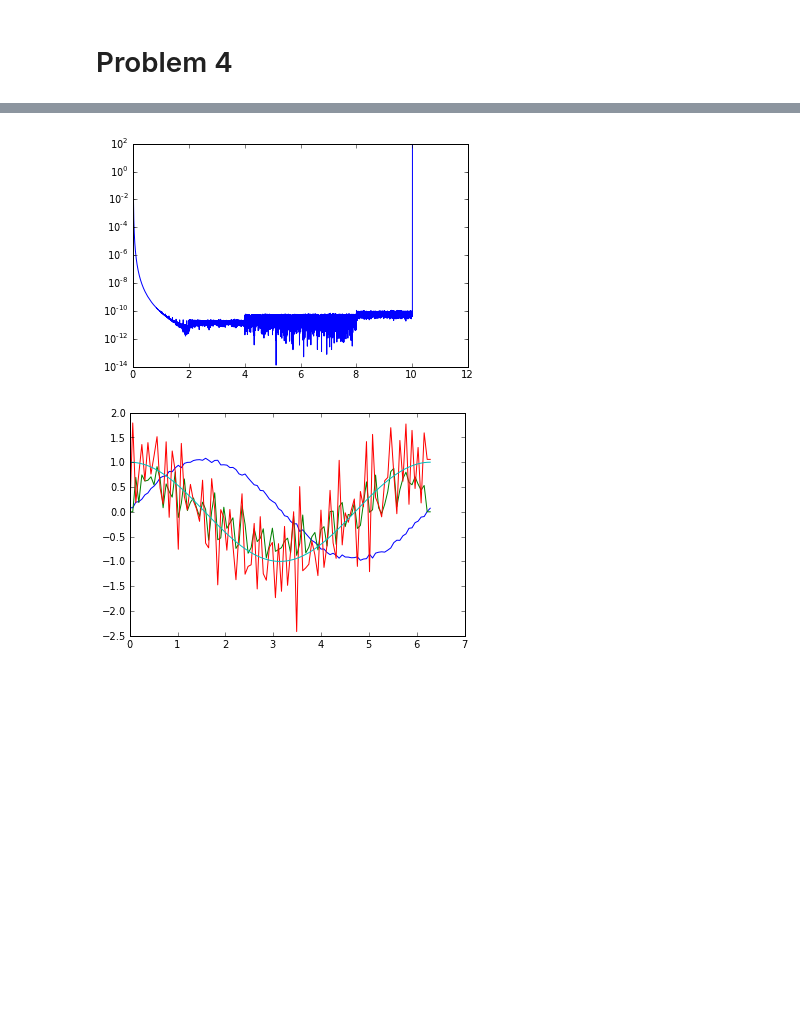
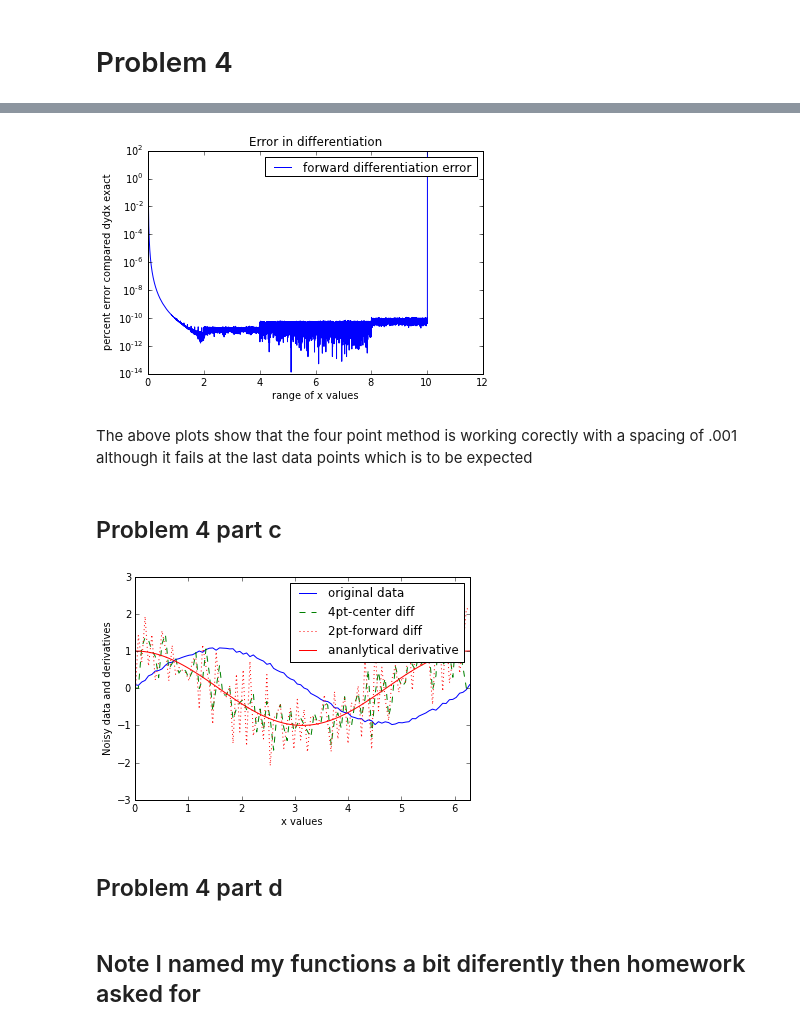
Before and after one commit to mmille60/PHYS202-SP2013, a Jupyter notebook: Week4/InterpAndDiffEx3.ipynb, the cells around one changed output, grey strips where cells are left out. Saved outputs shown, nothing was run; the diff lists cells and outputs as text; code cells hidden in the pictures; blank space fills up the shorter version.

Commit message:
homework

```diff
--- a/Week4/InterpAndDiffEx3.ipynb
+++ b/Week4/InterpAndDiffEx3.ipynb
@@ -115,11 +270,9 @@ plot(x,y)
 # %%
-x = arange(0,10.01,0.001)
-y= x**5
+#creating the function
 def foutPtFiniteDiff(x,y):
-    h=.001
-    dydx =zeros(y.shape,float)
-    for i in range(2,len(y)-2):
+    """takes an array x and a function y as inputs and returns the derivative of the function y"""
+    h= x[2]-x[1]#sets the splacing
+    dydx =zeros(y.shape,float)#initializes the matrix
+    for i in range(2,len(y)-2):#runs through all the values
         dydx[i]=(y[i-2]-8*y[i-1]+8*y[i+1]-y[i+2])/(12*h)
     return dydx
-r=foutPtFiniteDiff(x,y)
-plot(x,r)
@@ -129,28 +295,38 @@ plot(x,r)
 # %%
 x = arange(0,10.01,0.001)
 dydxExact=5*x**4
-percentError3 =100*abs(r[2:] - dydxExact[2:])/dydxExact[2:]
-semilogy(x[2:],percentError3,label="fo")
+percentError3 =100*abs(r[2:] - dydxExact[2:])/dydxExact[2:]#finding the error between the anaylitical solution and the four point meth
+semilogy(x[2:],percentError3,label="forward differentiation error")
+ylabel("percent error compared dydx exact")
+xlabel("range of x values")
+legend(loc="upper right")
+title("Error in differentiation")
 show()
 # %% [output]
-[figure, old version]
+[figure, new version]
+# %% [markdown]
+The above plots show that the four point method is working corectly with a spacing of .001 although it fails at the last data points which is to be expected
+# %% [markdown]
+Problem 4 part c
+--
 # %%
-x = arange(0,10.01,0.001)
+x = arange(0,2*pi,0.001)
 y= x**5
-def foutPtFiniteDiff(x,y):
-    h=.1
-    dydx =zeros(y.shape,float)
-    for i in range(2,len(y)-2):
-        dydx[i]=(y[i-2]-8*y[i-1]+8*y[i+1]-y[i+2])/(12*h)
-    return dydx
 x = linspace(0,2*pi,100)
 y = sin(x) + 0.1*random.random(size=x.shape)
-plot(x,y)
+plot(x,y,label="original data")
 z=foutPtFiniteDiff(x,y)
 t =finiteDifference(x,y)
-plot(x,z)
-plot(x,t)
-plot(x,cos(x))
+plot(x,z,linestyle ="--",label="4pt-center diff")
+plot(x,t,linestyle =":",label="2pt-forward diff")
+plot(x,cos(x),"r",label="ananlytical derivative")#cos(x) is the derivative of sin(x)
+xlim(xmin=0,xmax=2*pi)
+legend(loc="upper right")
+xlabel("x values")
+ylabel("Noisy data and derivatives")
 show()
 # %% [output]
-[figure, old version]
+[figure, new version]
+# %% [markdown]
+Problem 4 part d
+---
@@ -156,0 +335,3 @@ show()
+# %% [markdown]
+Note I named my functions a bit diferently then homework asked for
+---
```
Also changed, not shown: parts of 37 cells of this notebook, 1 other file.
